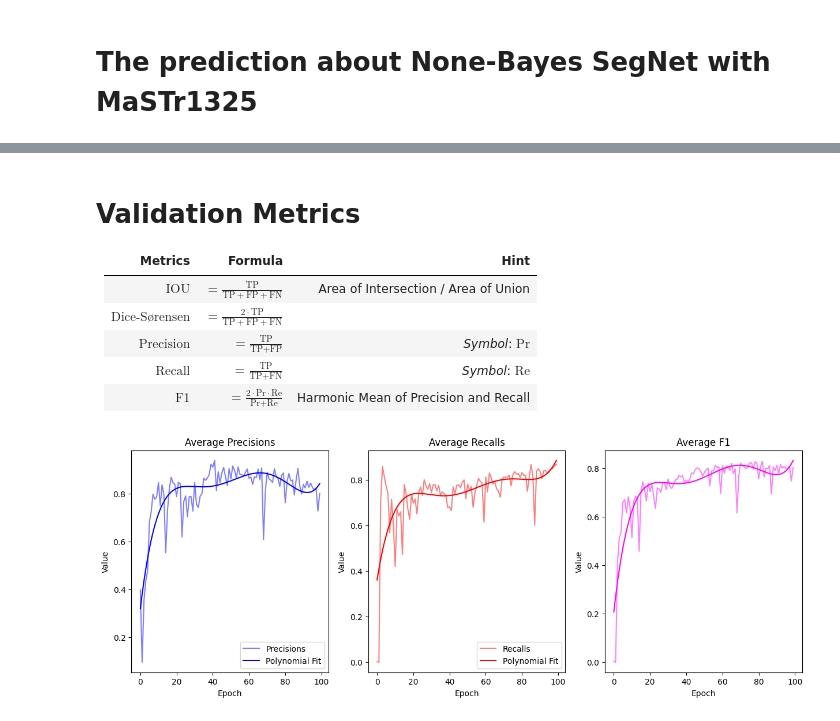
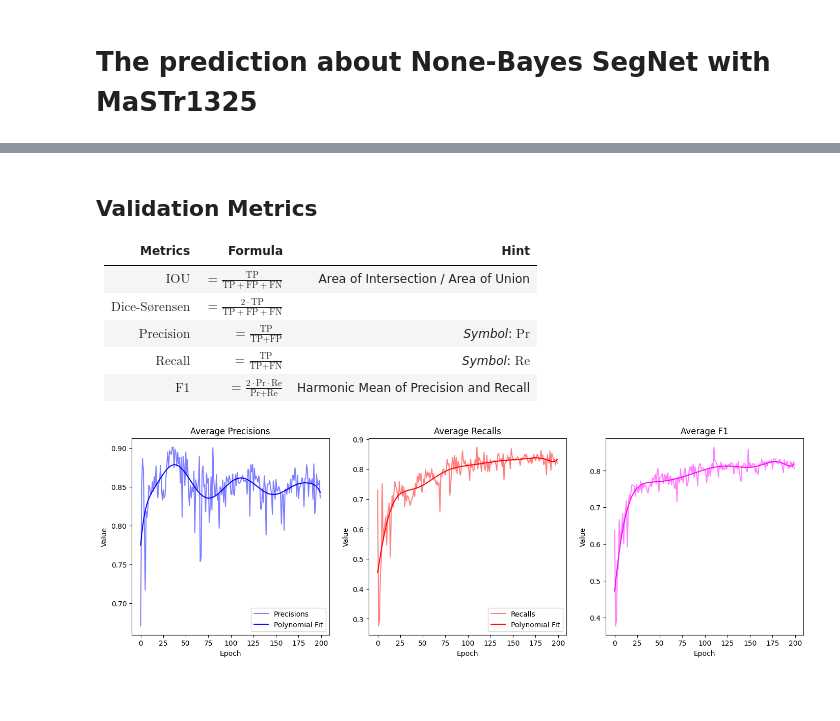
Before and after one commit to yezehao/BDL-based-semantic-segmentation, a Jupyter notebook: None-Bayes-SegNet/SegNet-MaSTr1325-prediction-display.ipynb, the cells around one changed output, grey strips where cells are left out. Cells and saved outputs as stored; diff of their text form; code cells hidden in the pictures; blank space fills up the shorter version.

```diff
--- a/None-Bayes-SegNet/SegNet-MaSTr1325-prediction-display.ipynb
+++ b/None-Bayes-SegNet/SegNet-MaSTr1325-prediction-display.ipynb
@@ -4,7 +4,7 @@
 ## Training Loss in 200 epochs
 ![avater](result/training/loss_segnet_1_MaSTr1325_200.jpg)
 # %% [markdown]
-# Validation Metrics
+## Validation Metrics
 |Metrics|Formula|Hint|
 |:--|:--|:--|
 |$\text{IOU}$          |$=\frac{\text{TP}}{\text{TP}+\text{FP}+\text{FN}}$|Area of Intersection / Area of Union|
@@ -26,9 +26,9 @@ def evaluation_show(data):
 
         # Polynomial Smoothing
         x = np.arange(len(data))
-        Prs_sm = np.poly1d(np.polyfit(x, Prs, 5))
-        Res_sm = np.poly1d(np.polyfit(x, Res, 5))
-        F1_sm = np.poly1d(np.polyfit(x, F1, 5))
+        Prs_sm = np.poly1d(np.polyfit(x, Prs, 10))
+        Res_sm = np.poly1d(np.polyfit(x, Res, 10))
+        F1_sm = np.poly1d(np.polyfit(x, F1, 10))
         x_sm = np.linspace(x.min(), x.max(), 10*len(data))
         Prs_sm = Prs_sm(x_sm)
         Res_sm = Res_sm(x_sm)
@@ -52,35 +52,35 @@ def evaluation_show(data):
         # plt.show()
 
         # Plot figure 2 for precision / recalls / F1
-        plt.figure(figsize=(15, 5))
+        plt.figure(figsize=(17, 5))
         # plot average precision
         plt.subplot(1, 3, 1)
         plt.plot(Prs, label='Precisions', color='blue', alpha = 0.5)
         plt.plot(x_sm, Prs_sm, label='Polynomial Fit', color='blue')
         plt.xlabel('Epoch')
         plt.ylabel('Value')
         plt.title('Average Precisions')
         plt.legend()
         # plot average recall
         plt.subplot(1, 3, 2)
         plt.plot(Res, label='Recalls', color='red', alpha = 0.5)
         plt.plot(x_sm, Res_sm, label='Polynomial Fit', color='red')
         plt.xlabel('Epoch')
         plt.ylabel('Value')
         plt.title('Average Recalls')
         plt.legend()
         # plot average F1
         plt.subplot(1, 3, 3)
-        plt.plot(F1, label='F1', color='#FF00FF', alpha = 0.5)
-        plt.plot(x_sm, F1_sm, label='Polynomial Fit', color='#FF00FF')
+        plt.plot(F1, label='F1', color='magenta', alpha = 0.5)
+        plt.plot(x_sm, F1_sm, label='Polynomial Fit', color='magenta')
         plt.xlabel('Epoch')
         plt.ylabel('Value')
         plt.title('Average F1')
         plt.show()
 
 # with open('result/validation-epoch200.json', 'r') as file:
-with open('result/average2.json', 'r') as file:
+with open('result/average1.json', 'r') as file:
         data = json.load(file)
 evaluation_show(data)
 # %% [output]
-[figure, old version]
+[figure, new version]
```
Also changed, not shown: parts of 3 cells of this notebook, 3 other files.
